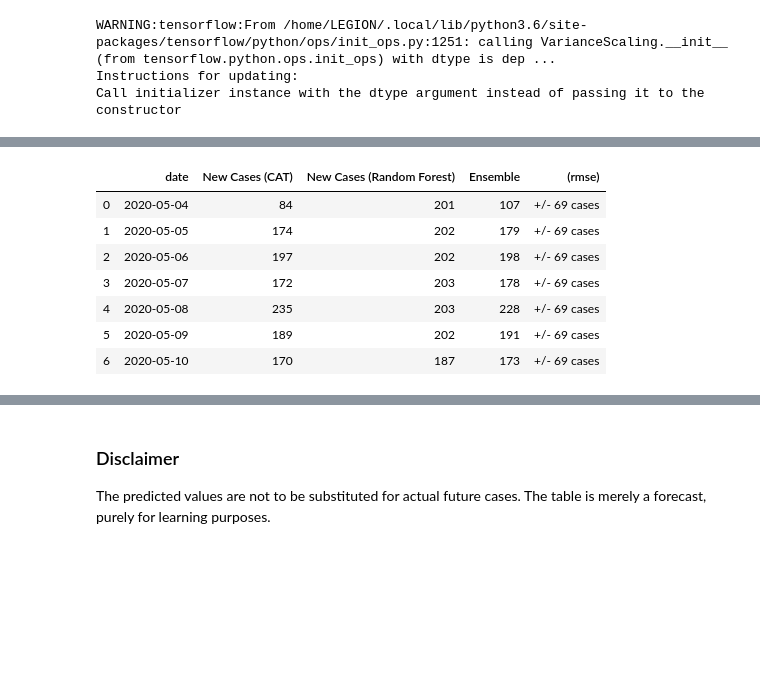
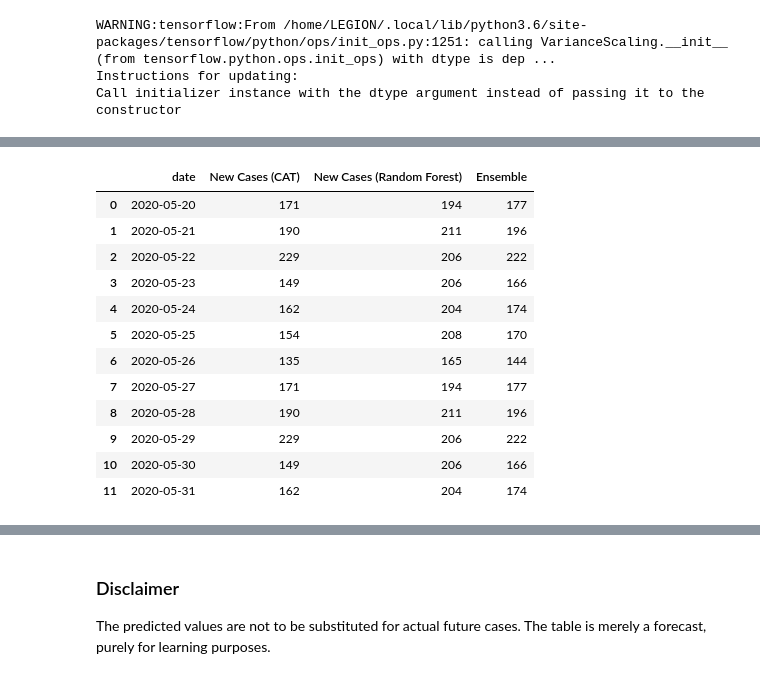
Before and after one commit to iameo/iameo-blog-src, a Jupyter notebook: content/notebooks/Covid19_Forecasting(NG).ipynb, the cells around one changed output, grey strips where cells are left out. Cells and saved outputs as stored; diff of their text form; code cells hidden in the pictures; blank space fills up the shorter version.

```diff
--- a/content/notebooks/Covid19_Forecasting(NG).ipynb
+++ b/content/notebooks/Covid19_Forecasting(NG).ipynb
@@ -443,5 +467,5 @@ covid19_NG.tail(11)
 # %%
-covid19_NG.drop(["Country", "date"], axis=1, inplace=True) #drop country and date
+covid19_NG.drop(["date"], axis=1, inplace=True) #drop date
 # %%
 #Log transform DailyConfirmed. NaNs won't be transformed
 covid19_NG["DailyConfirmed"] = np.log1p(covid19_NG["DailyConfirmed"])
@@ -458,7 +482,7 @@ covid19_NG.head()
 # %% [markdown]
 Let's split the data into train, validation and testing.
 # %%
-train = covid19_NG[covid19_NG["day"] <= 503] #Train on this
-# val = covid19_NG[(covid19_NG["day"] >= 502) & (covid19_NG["day"] <= 503)] #evaluate on this
-test = covid19_NG[covid19_NG["day"] >= 504] #test on this
+train = covid19_NG[covid19_NG["day"] <= 514] #Train on this
+val = covid19_NG[(covid19_NG["day"] >= 515) & (covid19_NG["day"] <= 519)] #evaluate on this
+test = covid19_NG[covid19_NG["day"] >= 520] #test on this
 # %%
@@ -501,7 +526,7 @@ Xtest_std = ss.transform(Xtest)
 from sklearn.metrics import mean_squared_error as mse
 # %%
 cat_params = {
-    'num_boost_round':60000,
+    'num_boost_round':10000,
     'learning_rate': 0.005,
     'silent':True,
     'eval_metric': 'RMSE',
@@ -685,27 +718,31 @@ hist.tail()
 cat_pred = np.round(np.expm1(test_pred_cat), decimals=0)
 rf_pred = np.round(np.expm1(test_pred_rf), decimals=0)
 
-ensemble = 0.8*cat_pred + 0.2*rf_pred
+ensemble = 0.7*cat_pred + 0.3*rf_pred
 # %%
 test_predictions = pd.DataFrame({
                                 "date": post_incident["date"],
                                 "New Cases (CAT)": [int(x) for x in cat_pred],
                                 "New Cases (Random Forest)": [int(x) for x in rf_pred],
                                 "Ensemble": [int(x) for x in ensemble],
-                                "(rmse)": " +/- 69 cases", #both rmse to 2s.f
                                })
 
 
 test_predictions
 # %% [output]
-|  | date | New Cases (CAT) | New Cases (Random Forest) | Ensemble | (rmse) |
-| 0 | 2020-05-04 | 84 | 201 | 107 | +/- 69 cases |
-| 1 | 2020-05-05 | 174 | 202 | 179 | +/- 69 cases |
-| 2 | 2020-05-06 | 197 | 202 | 198 | +/- 69 cases |
-| 3 | 2020-05-07 | 172 | 203 | 178 | +/- 69 cases |
-| 4 | 2020-05-08 | 235 | 203 | 228 | +/- 69 cases |
-| 5 | 2020-05-09 | 189 | 202 | 191 | +/- 69 cases |
-| 6 | 2020-05-10 | 170 | 187 | 173 | +/- 69 cases |
+|  | date | New Cases (CAT) | New Cases (Random Forest) | Ensemble |
+| 0 | 2020-05-20 | 171 | 194 | 177 |
+| 1 | 2020-05-21 | 190 | 211 | 196 |
+| 2 | 2020-05-22 | 229 | 206 | 222 |
+| 3 | 2020-05-23 | 149 | 206 | 166 |
+| 4 | 2020-05-24 | 162 | 204 | 174 |
+| 5 | 2020-05-25 | 154 | 208 | 170 |
+| 6 | 2020-05-26 | 135 | 165 | 144 |
+| 7 | 2020-05-27 | 171 | 194 | 177 |
+| 8 | 2020-05-28 | 190 | 211 | 196 |
+| 9 | 2020-05-29 | 229 | 206 | 222 |
+| 10 | 2020-05-30 | 149 | 206 | 166 |
+| 11 | 2020-05-31 | 162 | 204 | 174 |
 # %% [markdown]
 ![Giphy-overfit]({static}/gifs/overfit.gif)
 Overfitting was expected and the small size of the data is a factor.
```
Also changed, not shown: parts of 30 cells of this notebook, 8 other files.
